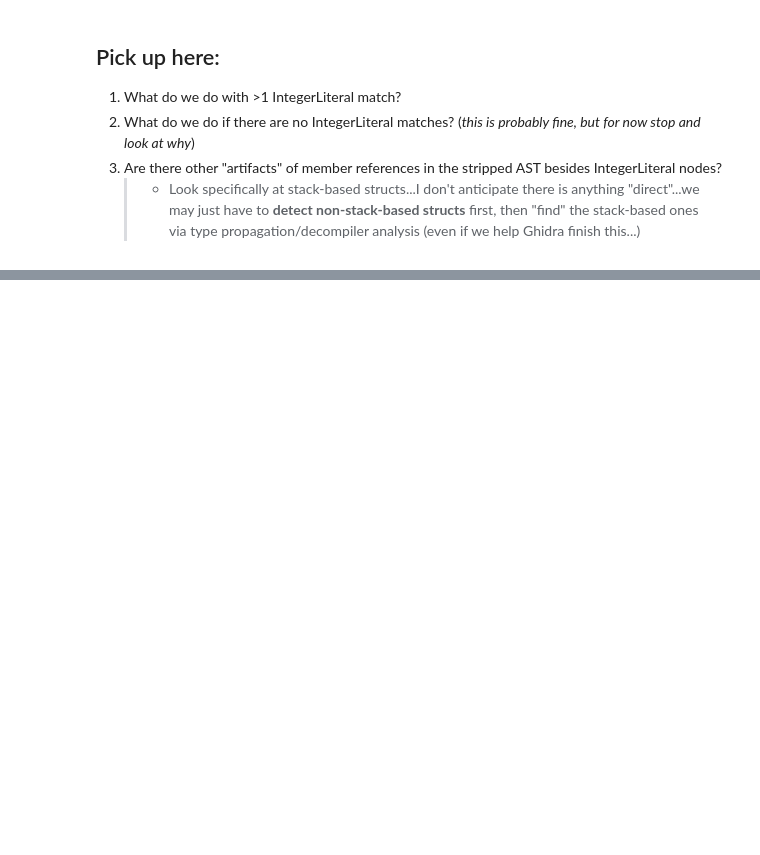
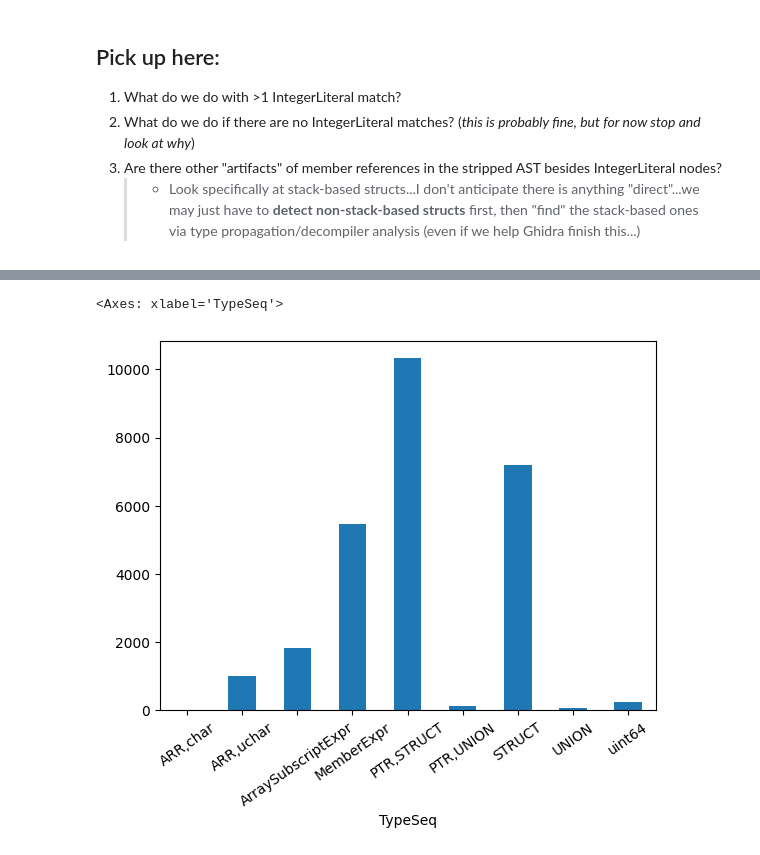
Before and after one commit to lasserre/datatype-recovery-experiments, a Jupyter notebook: notebooks/member_offsets.ipynb, the cells around one changed output, grey strips where cells are left out. Drawn from its saved outputs; the diff is of its cells as text; code cells hidden in the pictures; blank space fills up the shorter version.

Commit message:
Lots of working through member offsets

```diff
--- a/notebooks/member_offsets.ipynb
+++ b/notebooks/member_offsets.ipynb
@@ -172,0 +220,40 @@ if matching_int_literals:
+# %%
+# NOTE: sdb/strip_sdb are already good for this whole binary
+
+
+# the way I did this so far was just CollectStructMemberRefs across an entire function
+# -> I'm just looking for them in the debug AST, and can get the vars from there
+#    (no need to find it for a particular variable to build our dataset...just get them all!)
+
+data_tuples = []
+
+for x in funcs_df.groupby('FunctionStart'):
+    df = x[1]
+    func_addr = df.FunctionStart.iloc[0]
+    debug_ast_jsonfile = df.AstJson_Debug.iloc[0]
+    strip_ast_jsonfile = df.AstJson_Strip.iloc[0]
+    debug_ast = astlib.read_json(debug_ast_jsonfile, sdb)
+    strip_ast = astlib.read_json(strip_ast_jsonfile, strip_sdb)
+
+    memberexprs = CollectStructMemberRefs().visit(debug_ast)
+
+    for m in memberexprs:
+        strip_nodes = strip_ast.nodes_at_addr(m.instr_addr)
+        data_tuples.append((
+            func_addr,
+            m,
+            strip_nodes,
+            bool(strip_nodes),
+        ))
+
+    # if memberexprs and not list(filter(lambda x: isinstance(x, IntegerLiteral), strip_nodes)):
+    #     break
+
+mdf = pd.DataFrame.from_records(data_tuples, columns=['FunctionStart','MemberExpr','StripNodes','HasStripNodes'])
+# %%
+# mdf[(mdf.HasMemberExprs)&(mdf.HasStripNodes)]
+mdf['InnerKind'] = mdf.MemberExpr.apply(lambda x: x.inner[0].kind)
+mdf['TypeSeq'] = mdf.MemberExpr.apply(lambda x: x.inner[0].referencedDecl.dtype.type_sequence_str if isinstance(x.inner[0], DeclRefExpr) else type(x.inner[0]).__name__)
+mdf['LocType'] = mdf.MemberExpr.apply(lambda x: x.inner[0].referencedDecl.location.loc_type if isinstance(x.inner[0], DeclRefExpr) else 'UNHANDLED')
+mdf['Offset'] = mdf.MemberExpr.apply(lambda x: x.offset)
+mdf[mdf.HasStripNodes]
@@ -172,0 +350,5 @@ if matching_int_literals:
+# %%
+mdf.groupby('TypeSeq').count().FunctionStart.plot(kind='bar',rot=35)
+# %% [output]
+<Axes: xlabel='TypeSeq'>
+[figure, added]
```
Also changed, not shown: parts of 70 cells of this notebook, 2 other files.
